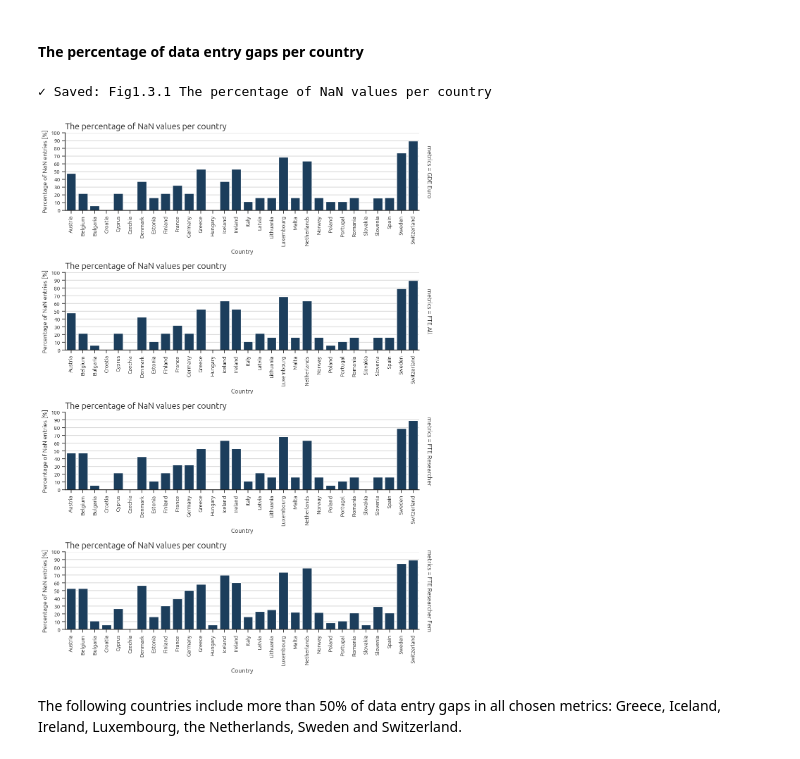
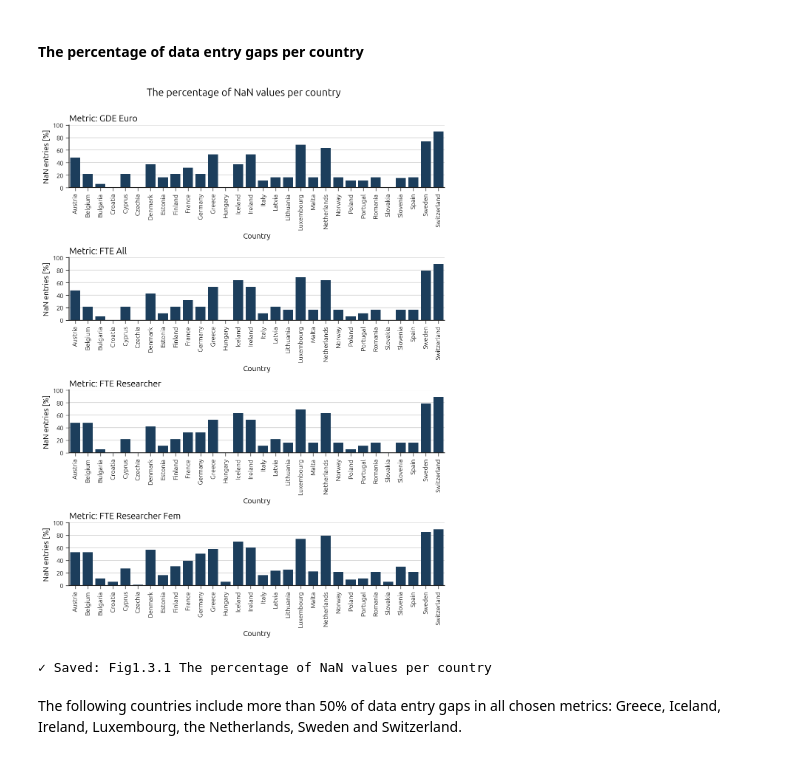
Before and after one commit to DominikaDrazyk/DataAnalysis_Efficiency_and_Diversity, a Jupyter notebook: py_notebooks/analysis_code.ipynb, the cells around one changed output. Cells and saved outputs as stored; diff of their text form; code cells hidden in the pictures.

```diff
--- a/py_notebooks/analysis_code.ipynb
+++ b/py_notebooks/analysis_code.ipynb
@@ -45,6 +45,7 @@ File metadata:
 Required libraries and custom styles:
 # %%
 import matplotlib.pyplot as plt
+import matplotlib.font_manager as fm
 import seaborn as sns
 import pandas as pd
 import numpy as np
@@ -52,15 +53,26 @@ import scipy as sp
 from scipy.stats import shapiro
 import os
 
-BASE_DIR = os.path.abspath('')
+BASE_DIR = os.getcwd()
 FONT_PATH = os.path.join(BASE_DIR, '..', 'assets', 'fonts', 'Ubuntu-Regular.ttf')
 STYLE_PATH = os.path.join(BASE_DIR, 'custom.mplstyle')
 FIGURES_PATH = os.path.join(BASE_DIR, '..', 'figures')
 DATA_PATH = os.path.join(BASE_DIR, '..', 'data')
 
-sns.set_theme(context = 'paper', palette = 'muted', font = "Ubuntu", rc = custom_params)
 pd.options.display.precision = 3
-plt.style.use("custom.mplstyle")
+plt.style.use(STYLE_PATH)
+full_palette = plt.rcParams["axes.prop_cycle"].by_key()["color"]
+
+if os.path.exists(FONT_PATH):
+    fe = fm.FontEntry(
+        fname = FONT_PATH,
+        name = 'ProjectUbuntu'
+    )
+    fm.fontManager.ttflist.insert(0, fe)
+    plt.rcParams['font.family'] = fe.name
+else:
+    print("Warning: Font file not found. Falling back to sans-serif.")
+    plt.rcParams['font.family'] = 'sans-serif'
 # %% [markdown]
 Functions:
 # %%
@@ -187,23 +203,36 @@ The number of female researcher full-time equivalents variable (*FTE Researcher
 # %%
-df_nans = df.groupby('Country')[['GDE Euro','FTE All', 'FTE Researcher', 'FTE Researcher Fem']].apply(
-    lambda x: (x.isna().sum() * 100 / len(x) )).sort_values(by = 'Country')
-df_nans = df_nans.stack().reset_index().rename(columns={'level_1': 'metrics', 0: 'value'})
+plt.style.use(STYLE_PATH)
 
-g = sns.catplot(kind = 'bar', x = 'Country', y = 'value', row = 'metrics', height = 3, aspect = 3,
-                sharey = True, sharex = False, margin_titles = True,  data = df_nans)
-g.set(title = 'The percentage of NaN values per country',
-      xlabel = "Country", ylabel = "Percentage of NaN entries [%]")
-plt.yticks([0,10,20,30,40,50,60,70,80,90,100], ['0','10','20','30','40','50','60','70','80','90','100'])
-g.tick_params(axis = 'x', rotation = 90)
-g.figure.subplots_adjust(hspace = 0.8)
-g.set(ylim = (0, 100))
+metrics = df_nans['metrics'].unique()
+num_rows = len(metrics)
+
+fig, axes = plt.subplots(num_rows, 1, figsize = (9, 3 * num_rows), sharey = True)
+if num_rows == 1: axes = [axes]
+for i, metric in enumerate(metrics):
+    data_subset = df_nans[df_nans['metrics'] == metric]
+
+    sns.barplot(data = data_subset, x = 'Country', y = 'value', ax = axes[i])
+
+    axes[i].set_title(f"Metric: {metric}")
+    axes[i].set_ylabel("NaN entries [%]")
+    axes[i].set_xlabel("Country")
+
+    axes[i].set_ylim(0, 100)
+    axes[i].set_yticks([0, 20, 40, 60, 80, 100])
+
+    axes[i].tick_params(axis = 'x', rotation = 90)
+
+plt.suptitle('The percentage of NaN values per country', y = 1.005)
+plt.tight_layout()
+
 file_name = 'Fig1.3.1 The percentage of NaN values per country.png'
 save_path = os.path.join(FIGURES_PATH, file_name)
 plt.savefig(save_path)
+plt.show()
 print("✓ Saved: Fig1.3.1 The percentage of NaN values per country")
 # %% [output]
+[figure, new version]
 ✓ Saved: Fig1.3.1 The percentage of NaN values per country
-[figure, old version]
 # %% [markdown]
 The following countries include more than 50% of data entry gaps in all chosen metrics: Greece, Iceland, Ireland, Luxembourg, the Netherlands, Sweden and Switzerland.
 # %% [markdown]
```
Also changed, not shown: parts of 9 cells of this notebook, 12 other files.
